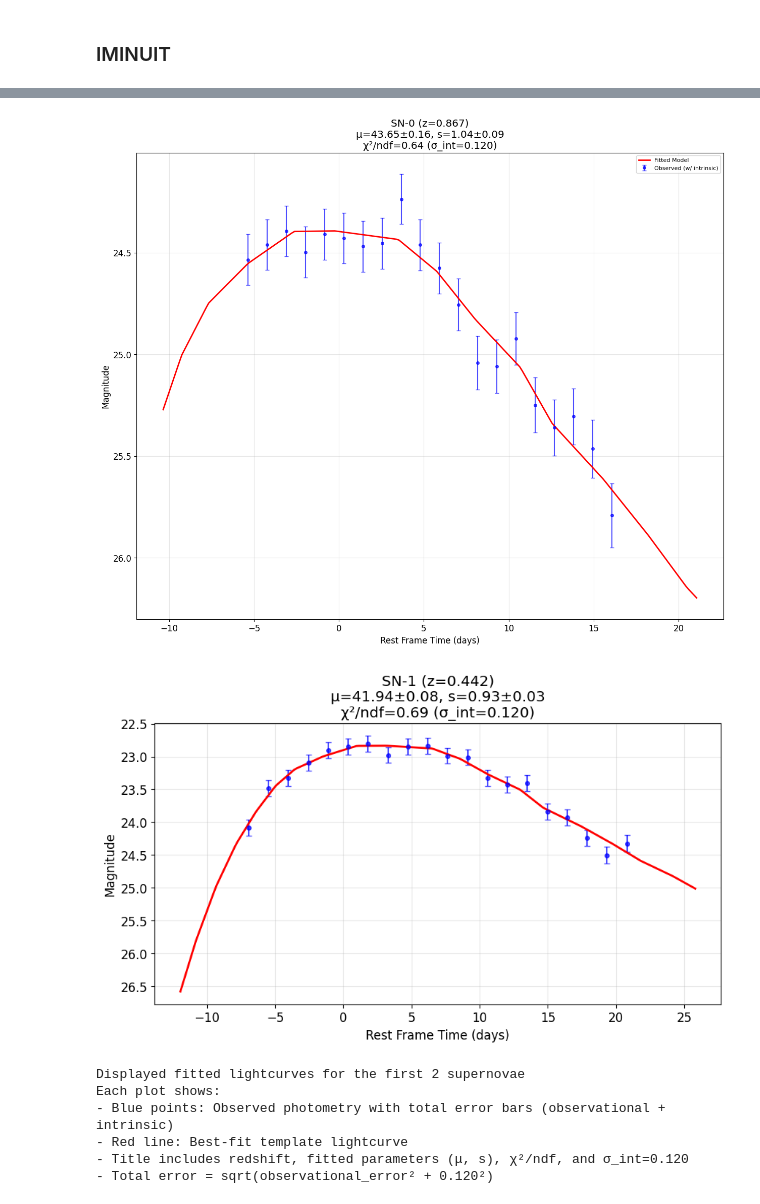
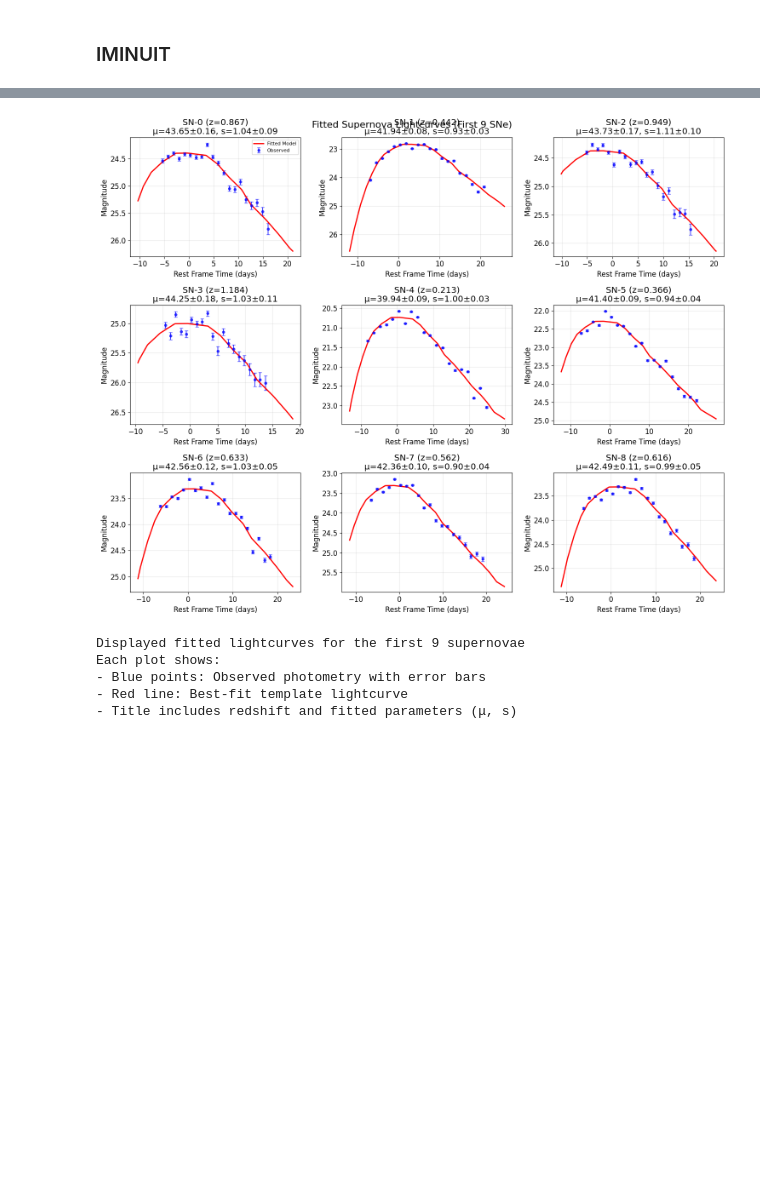
Before and after one commit to aminemahd13/EI-cosmo-A, a Jupyter notebook: SN3/amine.ipynb, the cells around one changed output, grey strips where cells are left out. Cells and saved outputs as stored; diff of their text form; code cells hidden in the pictures; blank space fills up the shorter version.

```diff
--- a/SN3/amine.ipynb
+++ b/SN3/amine.ipynb
@@ -164,7 +164,7 @@ Note: All fits include intrinsic scatter σ_int = 0.120 mag
 # Plot fitted lightcurves for visualization
 if fitting_results:
     # Select a subset of supernovae to plot (first 9 for a 3x3 grid)
-    n_plot = min(2, len(fitting_results))
+    n_plot = min(9, len(fitting_results))
 
     figure(figsize=(15, 12))
 
@@ -172,7 +172,6 @@ if fitting_results:
         result = fitting_results[i]
         sn_number = result['sn_number']
         redshift = result['redshift']
-        sigma_int_used = result.get('sigma_int_used', sigma_int)
 
         # Load observed data
         filename = f'data/Data-LightCurves/EI2019-Data-LightCurves-SN-{sn_number}_lightcurve.txt'
@@ -181,55 +180,48 @@ if fitting_results:
             t_obs = data[:, 0]
             mag_obs = data[:, 1]
             mag_err = data[:, 2]
-
-            # Calculate total error (including intrinsic scatter)
-            total_mag_err = np.sqrt(mag_err**2 + sigma_int_used**2)
 
             # Convert to rest frame
             t_rest = t_obs / (1 + redshift)
 
             # Generate fitted lightcurve
             t_model = np.linspace(t_rest.min() - 5, t_rest.max() + 5, 200)
             fitted_pars = [result['t0'], result['s'], result['mu']]
             mag_model = lc_template(t_model, fitted_pars)
 
             # Plot in subplot
+            subplot(3, 3, i + 1)
 
-
-            # Plot observed data with total error bars
-            errorbar(t_rest, mag_obs, yerr=total_mag_err, fmt='o',
-                    capsize=3, markersize=4, alpha=0.7, label='Observed (w/ intrinsic)', color='blue')
+            # Plot observed data
+            errorbar(t_rest, mag_obs, yerr=mag_err, fmt='o',
+                    capsize=3, markersize=4, alpha=0.7, label='Observed', color='blue')
 
             # Plot fitted model
             plot(t_model, mag_model, 'r-', linewidth=2, label='Fitted Model')
 
-            # Formatting with chi² value in title
+            # Formatting
             xlabel('Rest Frame Time (days)')
             ylabel('Magnitude')
-            title(f'SN-{sn_number} (z={redshift:.3f})\nμ={result["mu"]:.2f}±{result["mu_err"]:.2f}, s={result["s"]:.2f}±{result["s_err"]:.2f}\nχ²/ndf={result["chi2_reduced"]:.2f} (σ_int={sigma_int_used:.3f})')
+            title(f'SN-{sn_number} (z={redshift:.3f})\nμ={result["mu"]:.2f}±{result["mu_err"]:.2f}, s={result["s"]:.2f}±{result["s_err"]:.2f}')
             grid(True, alpha=0.3)
             gca().invert_yaxis()  # Invert y-axis for magnitudes (brighter = lower values)
 
             if i == 0:  # Only show legend for first subplot
                 legend(loc='upper right', fontsize=8)
-            show()
 
-    #tight_layout()
-    #title('Fitted Supernova Lightcurves (First 9 SNe)', fontsize=16, y=0.98)
-    #show()
+    tight_layout()
+    suptitle('Fitted Supernova Lightcurves (First 9 SNe)', fontsize=16, y=0.98)
+    show()
 
     print(f"\nDisplayed fitted lightcurves for the first {n_plot} supernovae")
     print("Each plot shows:")
-    print("- Blue points: Observed photometry with total error bars (observational + intrinsic)")
+    print("- Blue points: Observed photometry with error bars")
     print("- Red line: Best-fit template lightcurve")
-    print(f"- Title includes redshift, fitted parameters (μ, s), χ²/ndf, and σ_int={sigma_int:.3f}")
-    print(f"- Total error = sqrt(observational_error² + {sigma_int:.3f}²)")
+    print("- Title includes redshift and fitted parameters (μ, s)")
 # %% [output]
-[figure, old version]
+[figure, new version]
-[figure, removed]
-Displayed fitted lightcurves for the first 2 supernovae
+Displayed fitted lightcurves for the first 9 supernovae
 Each plot shows:
-- Blue points: Observed photometry with total error bars (observational + intrinsic)
+- Blue points: Observed photometry with error bars
 - Red line: Best-fit template lightcurve
-- Title includes redshift, fitted parameters (μ, s), χ²/ndf, and σ_int=0.120
-- Total error = sqrt(observational_error² + 0.120²)
+- Title includes redshift and fitted parameters (μ, s)
```
Also changed, not shown: parts of 8 cells of this notebook, 6 other files.
